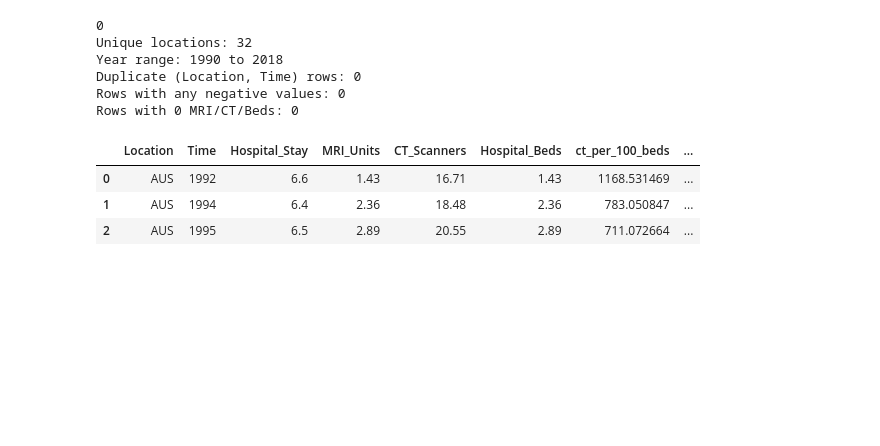
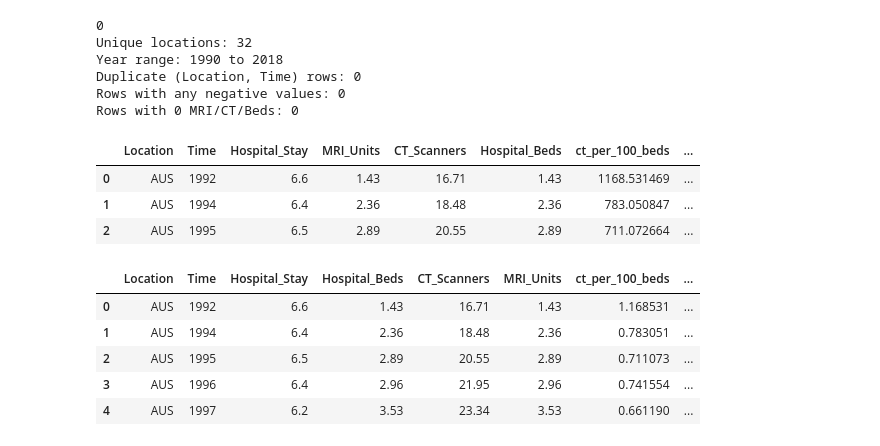
Before and after one commit to awillette89/LoS-analysis, a Jupyter notebook: length-of-stay.ipynb, the cells around one changed output. Cells and saved outputs as stored; diff of their text form; code cells hidden in the pictures; blank space fills up the shorter version.

```diff
--- a/length-of-stay.ipynb
+++ b/length-of-stay.ipynb
@@ -305,3 +305,25 @@ inv2.head(3)
 | 0 | AUS | 1992 | 6.6 | 1.43 | 16.71 | 1.43 | 1168.531469 | ... |
 | 1 | AUS | 1994 | 6.4 | 2.36 | 18.48 | 2.36 | 783.050847 | ... |
 | 2 | AUS | 1995 | 6.5 | 2.89 | 20.55 | 2.89 | 711.072664 | ... |
+# %%
+# Fix magnitude for engineered features, assuming per million for CT/MRI and per thousand for beds
+inv3 = inv2.copy()
+
+beds_per_1000 = inv3["Hospital_Beds"]
+ct_per_million = inv3["CT_Scanners"]
+mri_per_million = inv3["MRI_Units"]
+
+inv3["ct_per_100_beds"]  = ct_per_million / (10 * beds_per_1000)
+inv3["mri_per_100_beds"] = mri_per_million / (10 * beds_per_1000)
+inv3["ct_to_mri_ratio"]  = ct_per_million / mri_per_million
+
+# Quick sanity check on magnitudes
+inv3[["Location","Time","Hospital_Stay","Hospital_Beds","CT_Scanners","MRI_Units",
+      "ct_per_100_beds","mri_per_100_beds","ct_to_mri_ratio"]].head(5)
+# %% [output]
+|  | Location | Time | Hospital_Stay | Hospital_Beds | CT_Scanners | MRI_Units | ct_per_100_beds | ... |
+| 0 | AUS | 1992 | 6.6 | 1.43 | 16.71 | 1.43 | 1.168531 | ... |
+| 1 | AUS | 1994 | 6.4 | 2.36 | 18.48 | 2.36 | 0.783051 | ... |
+| 2 | AUS | 1995 | 6.5 | 2.89 | 20.55 | 2.89 | 0.711073 | ... |
+| 3 | AUS | 1996 | 6.4 | 2.96 | 21.95 | 2.96 | 0.741554 | ... |
+| 4 | AUS | 1997 | 6.2 | 3.53 | 23.34 | 3.53 | 0.661190 | ... |
```
Also changed, not shown: parts of 5 cells of this notebook.
